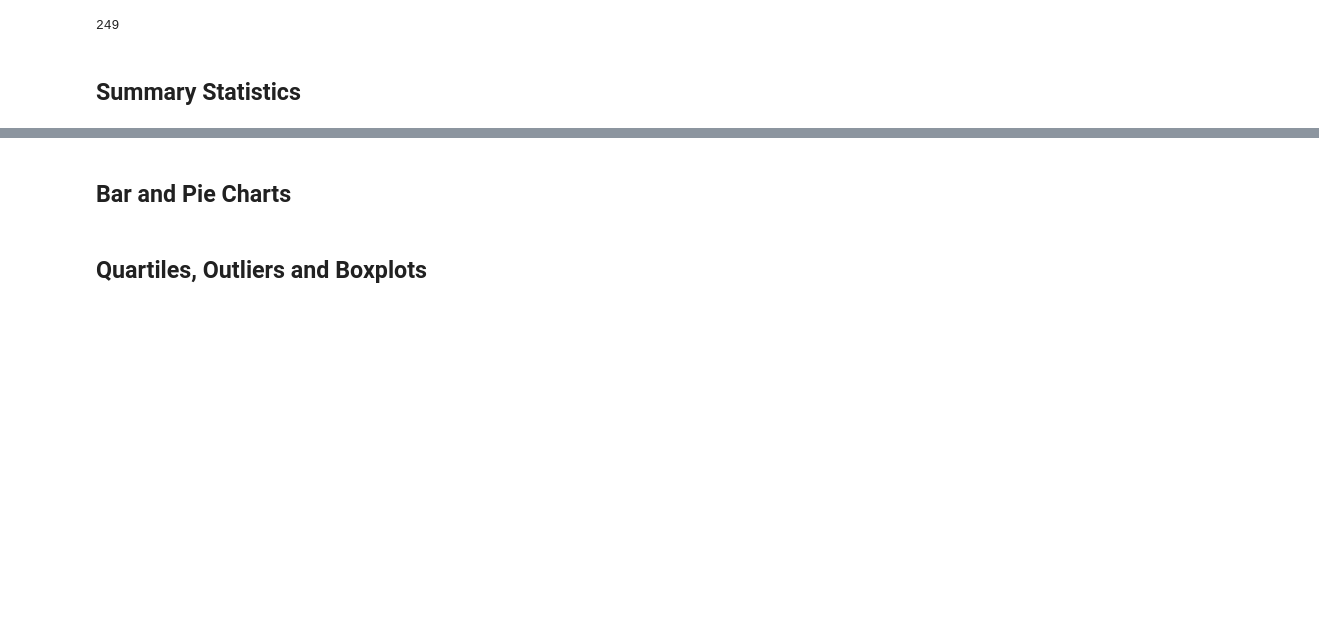
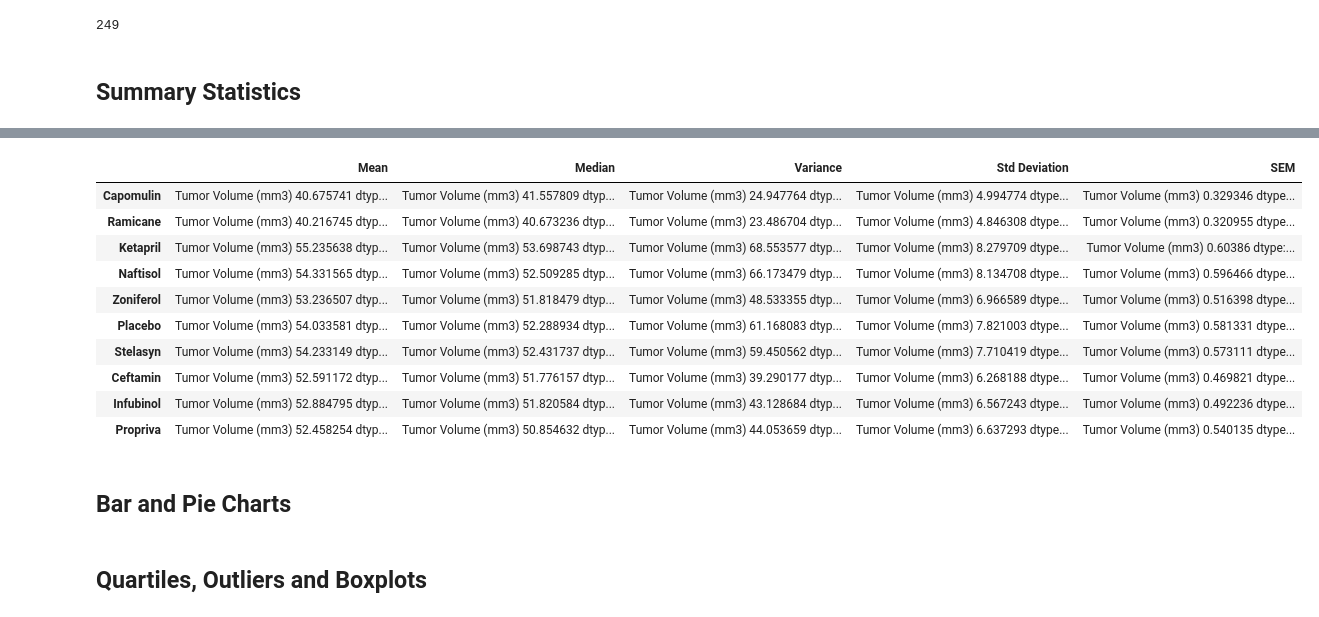
Before and after one commit to jump8621/Matplotlib_PowerofPlots, a Jupyter notebook: actual-Copy2.ipynb, the cells around one changed output, grey strips where cells are left out. Saved outputs shown, nothing was run; the diff lists cells and outputs as text; code cells hidden in the pictures; blank space fills up the shorter version.

Commit message:
add data file

```diff
--- a/actual-Copy2.ipynb
+++ b/actual-Copy2.ipynb
@@ -157,4 +190,81 @@ Tumor Volume (mm3)    0.329346
 dtype: float64
+# %%
+placebo_df = result[result['Drug Regimen'].isin(["Placebo"])]
+placebo_df.head()
+
+p_mean = placebo_df.mean()
+p_median = placebo_df.median()
+p_var = placebo_df.var()
+p_std = placebo_df.std()
+p_sem = placebo_df.sem()
+placebo_list = [p_mean, p_median, p_var, p_std, p_sem]
+placebo_list
+
+stelasyn_df = result[result['Drug Regimen'].isin(["Stelasyn"])]
+stelasyn_df.head()
+
+s_mean = stelasyn_df.mean()
+s_median = stelasyn_df.median()
+s_var = stelasyn_df.var()
+s_std = stelasyn_df.std()
+s_sem = stelasyn_df.sem()
+stelasyn_list = [s_mean, s_median, s_var, s_std, s_sem]
+stelasyn_list
+
+ceftamin_df = result[result['Drug Regimen'].isin(["Ceftamin"])]
+ceftamin_df.head()
+
+ce_mean = ceftamin_df.mean()
+ce_median = ceftamin_df.median()
+ce_var = ceftamin_df.var()
+ce_std = ceftamin_df.std()
+ce_sem = ceftamin_df.sem()
+ceftamin_list = [ce_mean, ce_median, ce_var, ce_std, ce_sem]
+ceftamin_list
+
+infubinol_df = result[result['Drug Regimen'].isin(["Infubinol"])]
+infubinol_df.head()
+
+i_mean = infubinol_df.mean()
+i_median = infubinol_df.median()
+i_var = infubinol_df.var()
+i_std = infubinol_df.std()
+i_sem = infubinol_df.sem()
+infubinol_list = [i_mean, i_median, i_var, i_std, i_sem]
+infubinol_list
+
+propriva_df = result[result['Drug Regimen'].isin(["Propriva"])]
+propriva_df.head()
+
+pr_mean = propriva_df.mean()
+pr_median = propriva_df.median()
+pr_var = propriva_df.var()
+pr_std = propriva_df.std()
+pr_sem = propriva_df.sem()
+propriva_list = [pr_mean, pr_median, pr_var, pr_std, pr_sem]
+propriva_list
+
+sumresult_df = pd.DataFrame([[c_mean, c_median, c_var, c_std, c_sem], [r_mean, r_median, r_var, r_std, r_sem], [k_mean, k_median, k_var, k_std, k_sem], [n_mean, n_median, n_var, n_std, n_sem], [z_mean, z_median, z_var, z_std, z_sem], [p_mean, p_median, p_var, p_std, p_sem], [s_mean, s_median, s_var, s_std, s_sem], [ce_mean, ce_median, ce_var, ce_std, ce_sem], [i_mean, i_median, i_var, i_std, i_sem], [pr_mean, pr_median, pr_var, pr_std, pr_sem]],
+                            index=["Capomulin", "Ramicane", "Ketapril", "Naftisol", "Zoniferol", "Placebo", "Stelasyn", "Ceftamin", "Infubinol", "Propriva"],
+                           columns=['Mean', 'Median', 'Variance', 'Std Deviation', 'SEM'])
+sumresult_df.head(10)
+# Placebo      181
+# Stelasyn     181
+# Ceftamin     178
+# Infubinol    178
+# Propriva     151
+# %% [output]
+|  | Mean | Median | Variance | Std Deviation | SEM |
+| Capomulin | Tumor Volume (mm3) 40.675741 dtyp... | Tumor Volume (mm3) 41.557809 dtyp... | Tumor Volume (mm3) 24.947764 dtyp... | Tumor Volume (mm3) 4.994774 dtype... | Tumor Volume (mm3) 0.329346 dtype... |
+| Ramicane | Tumor Volume (mm3) 40.216745 dtyp... | Tumor Volume (mm3) 40.673236 dtyp... | Tumor Volume (mm3) 23.486704 dtyp... | Tumor Volume (mm3) 4.846308 dtype... | Tumor Volume (mm3) 0.320955 dtype... |
+| Ketapril | Tumor Volume (mm3) 55.235638 dtyp... | Tumor Volume (mm3) 53.698743 dtyp... | Tumor Volume (mm3) 68.553577 dtyp... | Tumor Volume (mm3) 8.279709 dtype... | Tumor Volume (mm3) 0.60386 dtype:... |
+| Naftisol | Tumor Volume (mm3) 54.331565 dtyp... | Tumor Volume (mm3) 52.509285 dtyp... | Tumor Volume (mm3) 66.173479 dtyp... | Tumor Volume (mm3) 8.134708 dtype... | Tumor Volume (mm3) 0.596466 dtype... |
+| Zoniferol | Tumor Volume (mm3) 53.236507 dtyp... | Tumor Volume (mm3) 51.818479 dtyp... | Tumor Volume (mm3) 48.533355 dtyp... | Tumor Volume (mm3) 6.966589 dtype... | Tumor Volume (mm3) 0.516398 dtype... |
+| Placebo | Tumor Volume (mm3) 54.033581 dtyp... | Tumor Volume (mm3) 52.288934 dtyp... | Tumor Volume (mm3) 61.168083 dtyp... | Tumor Volume (mm3) 7.821003 dtype... | Tumor Volume (mm3) 0.581331 dtype... |
+| Stelasyn | Tumor Volume (mm3) 54.233149 dtyp... | Tumor Volume (mm3) 52.431737 dtyp... | Tumor Volume (mm3) 59.450562 dtyp... | Tumor Volume (mm3) 7.710419 dtype... | Tumor Volume (mm3) 0.573111 dtype... |
+| Ceftamin | Tumor Volume (mm3) 52.591172 dtyp... | Tumor Volume (mm3) 51.776157 dtyp... | Tumor Volume (mm3) 39.290177 dtyp... | Tumor Volume (mm3) 6.268188 dtype... | Tumor Volume (mm3) 0.469821 dtype... |
+| Infubinol | Tumor Volume (mm3) 52.884795 dtyp... | Tumor Volume (mm3) 51.820584 dtyp... | Tumor Volume (mm3) 43.128684 dtyp... | Tumor Volume (mm3) 6.567243 dtype... | Tumor Volume (mm3) 0.492236 dtype... |
+| Propriva | Tumor Volume (mm3) 52.458254 dtyp... | Tumor Volume (mm3) 50.854632 dtyp... | Tumor Volume (mm3) 44.053659 dtyp... | Tumor Volume (mm3) 6.637293 dtype... | Tumor Volume (mm3) 0.540135 dtype... |
 # %%
 # Generate a summary statistics table of mean, median, variance, standard deviation, and SEM of the tumor volume for each regimen
 
```
Also changed, not shown: parts of 1 cell of this notebook.
